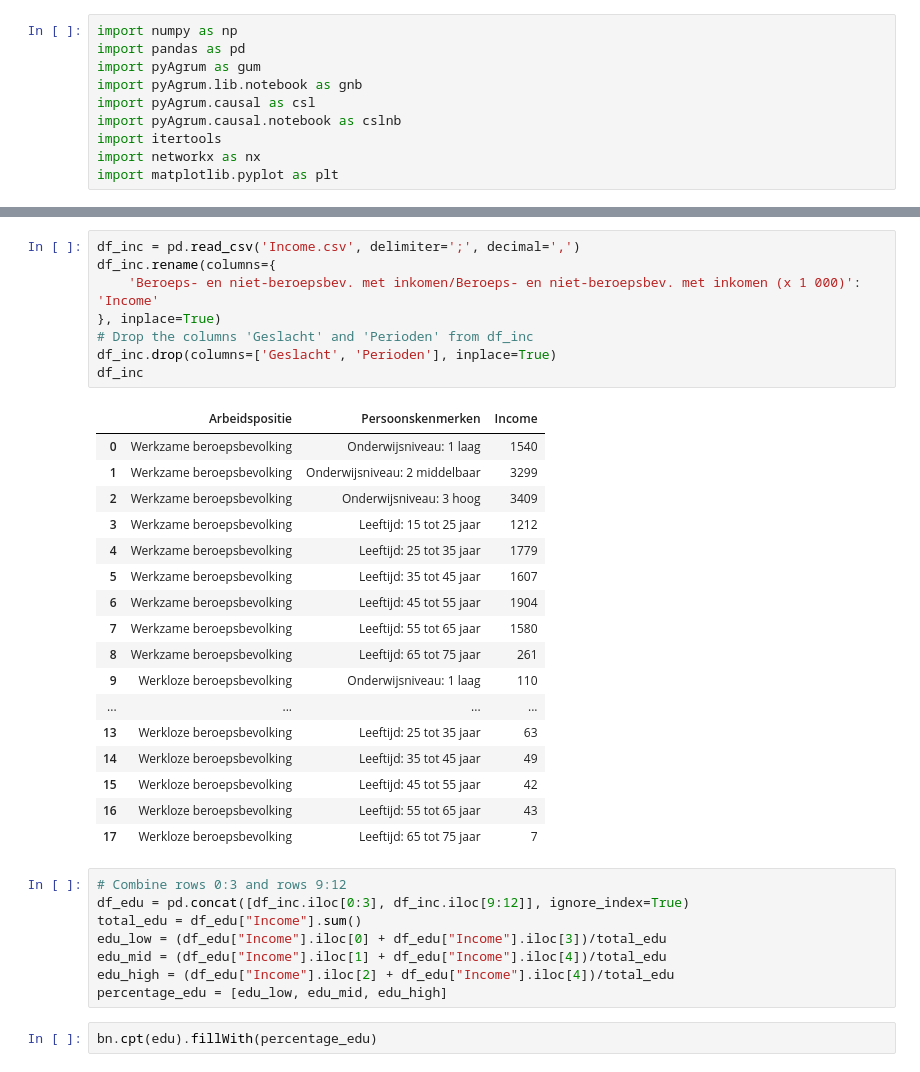
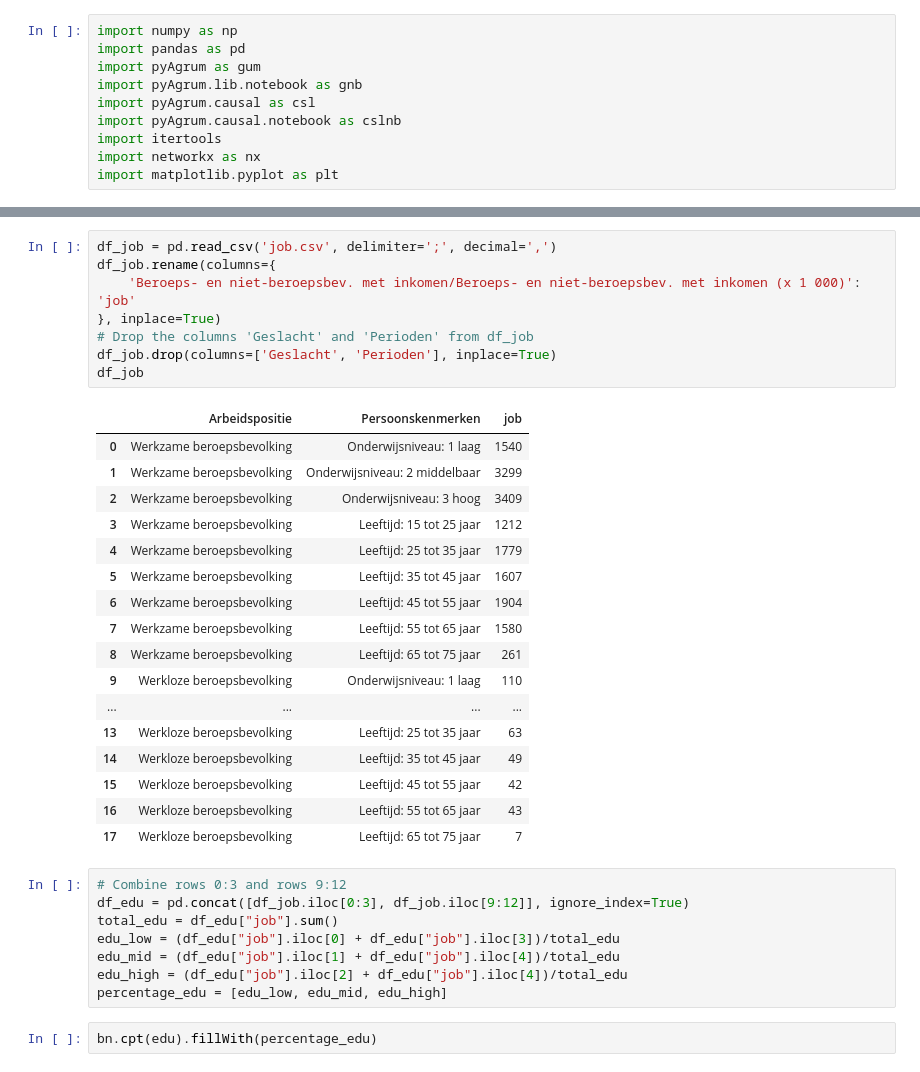
Before and after one commit to ningerdinger/BayesianReasoningLearning, a Jupyter notebook: Assignment1.ipynb, the cells around one changed output, grey strips where cells are left out. Saved outputs shown, nothing was run; the diff lists cells and outputs as text.

```diff
--- a/Assignment1.ipynb
+++ b/Assignment1.ipynb
@@ -61,15 +61,15 @@ bn.addArc(physattri, depress)
 bn.addArc(genetic, depress)
 bn.addArc(adverse, depress)
 # %%
-df_inc = pd.read_csv('Income.csv', delimiter=';', decimal=',')
-df_inc.rename(columns={
-    'Beroeps- en niet-beroepsbev. met inkomen/Beroeps- en niet-beroepsbev. met inkomen (x 1 000)': 'Income'
+df_job = pd.read_csv('job.csv', delimiter=';', decimal=',')
+df_job.rename(columns={
+    'Beroeps- en niet-beroepsbev. met inkomen/Beroeps- en niet-beroepsbev. met inkomen (x 1 000)': 'job'
 }, inplace=True)
-# Drop the columns 'Geslacht' and 'Perioden' from df_inc
-df_inc.drop(columns=['Geslacht', 'Perioden'], inplace=True)
-df_inc
+# Drop the columns 'Geslacht' and 'Perioden' from df_job
+df_job.drop(columns=['Geslacht', 'Perioden'], inplace=True)
+df_job
 # %% [output]
-|  | Arbeidspositie | Persoonskenmerken | Income |
+|  | Arbeidspositie | Persoonskenmerken | job |
 | 0 | Werkzame beroepsbevolking | Onderwijsniveau: 1 laag | 1540 |
 | 1 | Werkzame beroepsbevolking | Onderwijsniveau: 2 middelbaar | 3299 |
 | 2 | Werkzame beroepsbevolking | Onderwijsniveau: 3 hoog | 3409 |
@@ -88,11 +88,11 @@ df_inc
 | 17 | Werkloze beroepsbevolking | Leeftijd: 65 tot 75 jaar | 7 |
 # %%
 # Combine rows 0:3 and rows 9:12
-df_edu = pd.concat([df_inc.iloc[0:3], df_inc.iloc[9:12]], ignore_index=True)
-total_edu = df_edu["Income"].sum()
-edu_low = (df_edu["Income"].iloc[0] + df_edu["Income"].iloc[3])/total_edu
-edu_mid = (df_edu["Income"].iloc[1] + df_edu["Income"].iloc[4])/total_edu
-edu_high = (df_edu["Income"].iloc[2] + df_edu["Income"].iloc[4])/total_edu
+df_edu = pd.concat([df_job.iloc[0:3], df_job.iloc[9:12]], ignore_index=True)
+total_edu = df_edu["job"].sum()
+edu_low = (df_edu["job"].iloc[0] + df_edu["job"].iloc[3])/total_edu
+edu_mid = (df_edu["job"].iloc[1] + df_edu["job"].iloc[4])/total_edu
+edu_high = (df_edu["job"].iloc[2] + df_edu["job"].iloc[4])/total_edu
 percentage_edu = [edu_low, edu_mid, edu_high]
 # %%
 bn.cpt(edu).fillWith(percentage_edu)
```
Also changed, not shown: parts of 17 cells of this notebook, 1 other file.
